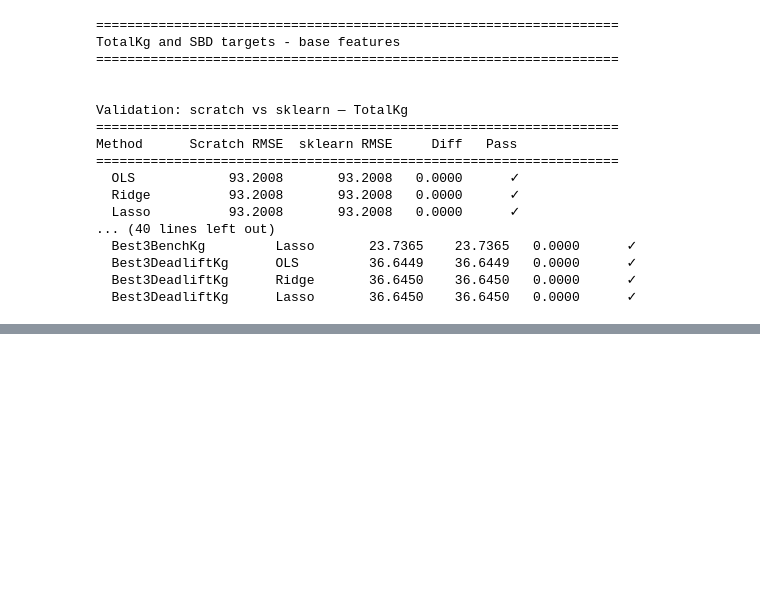
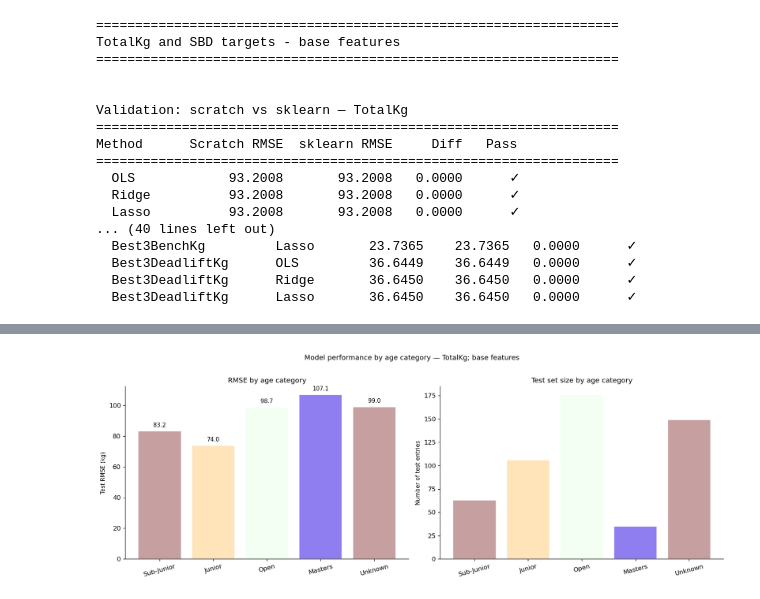
Before and after one commit to kostasrigatos/Greek-powerlifting-ML, a Jupyter notebook: greek_powerlifting_analysis.ipynb, the cells around one changed output, grey strips where cells are left out. Drawn from its saved outputs; the diff is of its cells as text; code cells hidden in the pictures; blank space fills up the shorter version.

```diff
--- a/greek_powerlifting_analysis.ipynb
+++ b/greek_powerlifting_analysis.ipynb
@@ -2992,0 +3684,90 @@ Method      Scratch RMSE  sklearn RMSE     Diff   Pass
+# %%
+age_te_base_total = df.loc[X_te_base_total.index, 'AgeCategory'].values
+age_te_age_total  = df.loc[X_te_age_total.index, 'AgeCategory'].values
+age_te_base_sbd   = df_complete.loc[X_te_base_sbd.index, 'AgeCategory'].values
+age_te_age_sbd    = df_complete.loc[X_te_age_sbd.index, 'AgeCategory'].values
+
+age_categories = ['Sub-Junior', 'Junior', 'Open', 'Masters', 'Unknown']
+
+print('Performance by age category: TotalKg - base features')
+print(f"{'Category':<14} {'n':>5} {'RMSE':>8} {'R²':>8} "
+      f"{'Mean resid':>12}")
+print(bsep)
+
+rmse_age_cat_base_total = {}
+
+for category in age_categories:
+    mask = age_te_base_total == category
+    n    = mask.sum()
+
+    if n < 5:
+        print(f"  {category:<12} {n:>5}  (too few samples)")
+        continue
+
+    y_true       = Y_te_base_total[mask].ravel()
+    y_pred       = Y_pred_ridge_base_total_te[mask].ravel()
+    residuals    = y_true - y_pred
+
+    rmse_value   = np.sqrt(np.mean(residuals ** 2))
+    r2_value     = 1 - np.sum(residuals ** 2) / np.sum((y_true - y_true.mean()) ** 2)
+    mean_r_value = residuals.mean()
+
+    rmse_age_cat_base_total[category] = rmse_value
+
+    print(f"  {category:<12} {n:>5} {rmse_value:>8.2f} "
+          f"{r2_value:>8.3f} {mean_r_value:>12.2f}")
+
+# Left: RMSE by age category
+fig, axes = plt.subplots(1, 2, figsize=(14, 5))
+
+categories_present = list(rmse_age_cat_base_total.keys())
+rmse_values        = list(rmse_age_cat_base_total.values())
+bar_colours        = ['rosybrown', 'navajowhite', 'honeydew', 'mediumslateblue']
+
+bars = axes[0].bar(
+    categories_present, rmse_values,
+    color     = bar_colours[:len(categories_present)],
+    edgecolor = 'white',
+    alpha     = 0.85
+)
+
+for bar in bars:
+    bar_height = bar.get_height()
+    label_x_pos = bar.get_x() + bar.get_width() / 2
+
+    axes[0].text(
+            x=label_x_pos,
+            y=bar_height + 2,
+            s=f"{bar_height:.1f}",
+            ha="center",
+            va="bottom",
+            fontsize=9,
+        )
+
+axes[0].set_ylabel('Test RMSE (kg)')
+axes[0].set_title('RMSE by age category')
+axes[0].tick_params(axis='x', rotation=15)
+
+# Right: sample count by age category
+n_by_cat = []
+for category in categories_present:
+    n_by_cat.append((age_te_base_total == category).sum())
+
+axes[1].bar(
+    categories_present, n_by_cat,
+    color     = bar_colours[:len(categories_present)],
+    edgecolor = 'white',
+    alpha     = 0.85
+)
+axes[1].set_ylabel('Number of test entries')
+axes[1].set_title('Test set size by age category')
+axes[1].tick_params(axis='x', rotation=15)
+
+plt.suptitle(
+    'Model performance by age category — TotalKg; base features',
+    fontsize=11, y=1.01
+)
+plt.tight_layout()
+plt.savefig(plots_dir_p4 / 'performance_by_age_base_total.png', bbox_inches='tight')
+plt.show()
+# %% [output]
@@ -2992,0 +3782 @@ Method      Scratch RMSE  sklearn RMSE     Diff   Pass
+[figure, added]
```
Also changed, not shown: parts of 26 cells of this notebook, 1 other file.
